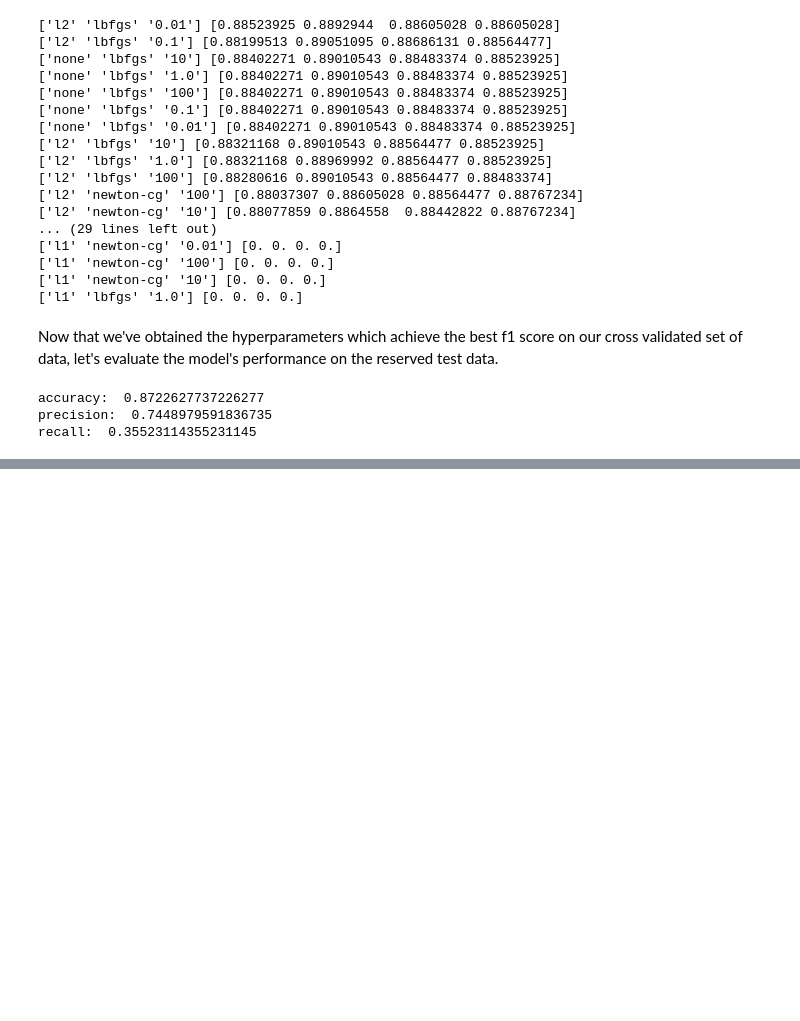
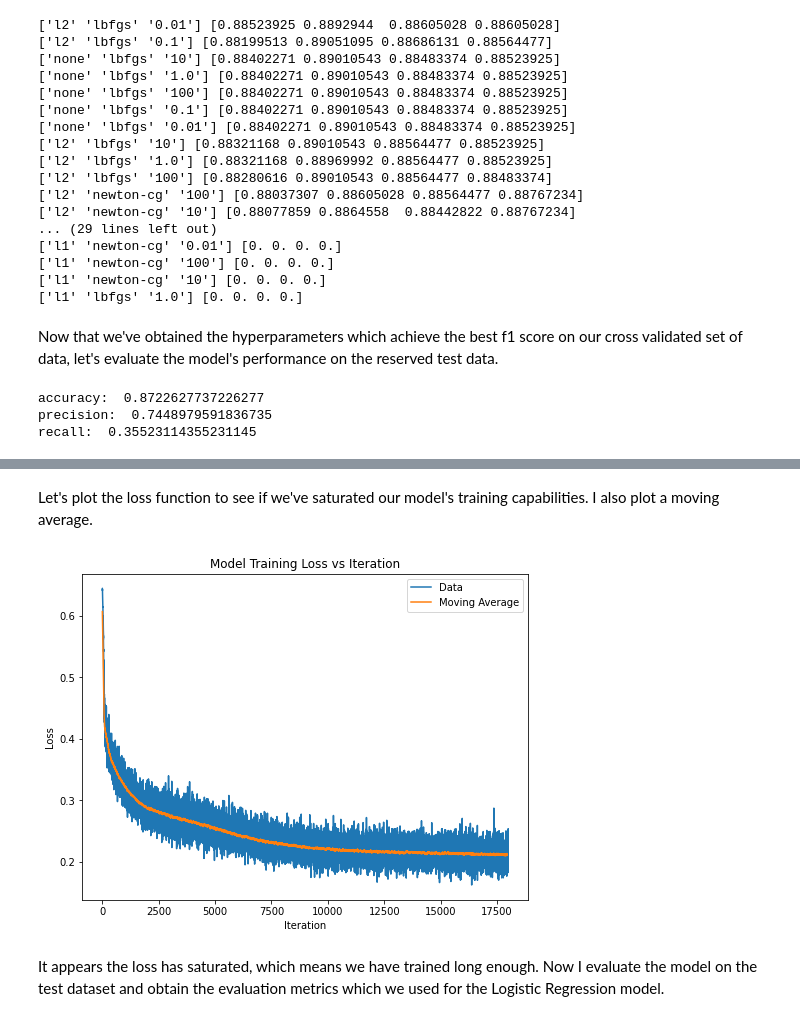
Before and after one commit to tbrandonstevenson/Data-Exercises, a Jupyter notebook: RevenueClass.ipynb, the cells around one changed output, grey strips where cells are left out. Cells and saved outputs as stored; diff of their text form; code cells hidden in the pictures; blank space fills up the shorter version.

```diff
--- a/RevenueClass.ipynb
+++ b/RevenueClass.ipynb
@@ -345,0 +414,34 @@ The 35% recall isn't great - only 1 in 3 buyers were identified.
+# %%
+optimizer = torch.optim.Adam(model.parameters(), lr=0.001)
+n_epochs=2000
+model.to(device)
+model.train()
+
+from tqdm.notebook import tqdm
+#tqdm for nice output progress bar
+for epoch in tqdm(range(n_epochs)):
+    for data_inputs, data_labels in train_loader:
+
+        #Move input data to device (only strictly necessary if we use GPU)
+        data_inputs, data_labels = data_inputs.to(device), data_labels.to(device)
+
+        #Run the model on the input data
+        preds = model(data_inputs)
+        preds = preds.squeeze(dim=1) # Output is [Batch size, 1], but we want [Batch size]
+
+        #Calculate the loss
+        loss = lossmodule(preds, data_labels.float())
+        loss_history.append(loss)
+
+        #Perform backpropagation
+        #Zero gradients
+        optimizer.zero_grad()
+        #Perform backpropagation
+        loss.backward()
+
+        #Update the parameters
+        optimizer.step()
+
+    #Report loss periodically
+    if epoch%100 == 0:
+        print("Loss: "+ str(loss.item()))
@@ -345,0 +469,16 @@ The 35% recall isn't great - only 1 in 3 buyers were identified.
+# %% [markdown]
+Let's plot the loss function to see if we've saturated our model's training capabilities. I also plot a moving average.
+# %%
+fig, ax = plt.subplots(figsize=(8,6))
+ax.plot(loss_history, label='Data')
+window=50
+ax.plot((np.convolve(loss_history, np.ones(window), 'valid') / window), label='Moving Average')
+plt.xlabel("Iteration")
+plt.ylabel("Loss")
+plt.title("Model Training Loss vs Iteration")
+plt.legend()
+plt.show()
+# %% [output]
+[figure, added]
+# %% [markdown]
+It appears the loss has saturated, which means we have trained long enough. Now I evaluate the model on the test dataset and obtain the evaluation metrics which we used for the Logistic Regression model.
```
Also changed, not shown: parts of 15 cells of this notebook.
